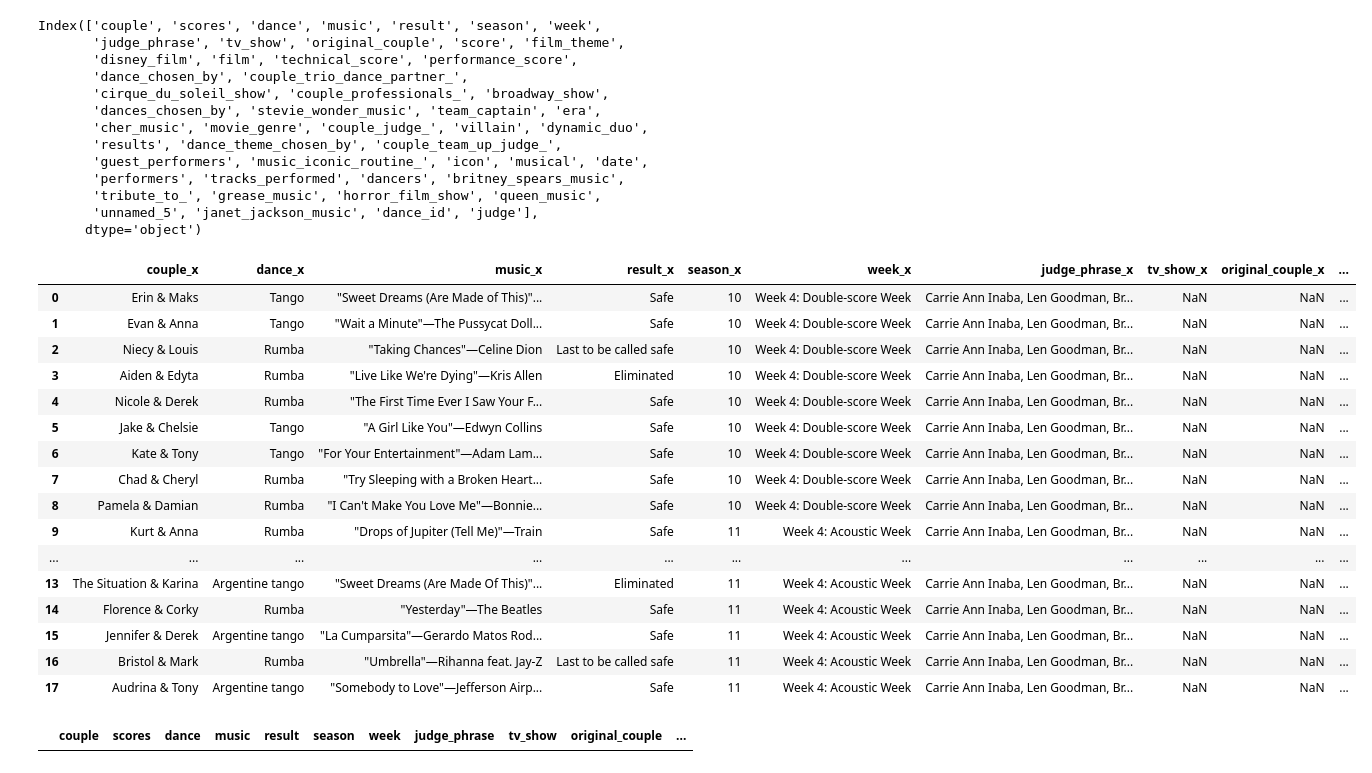
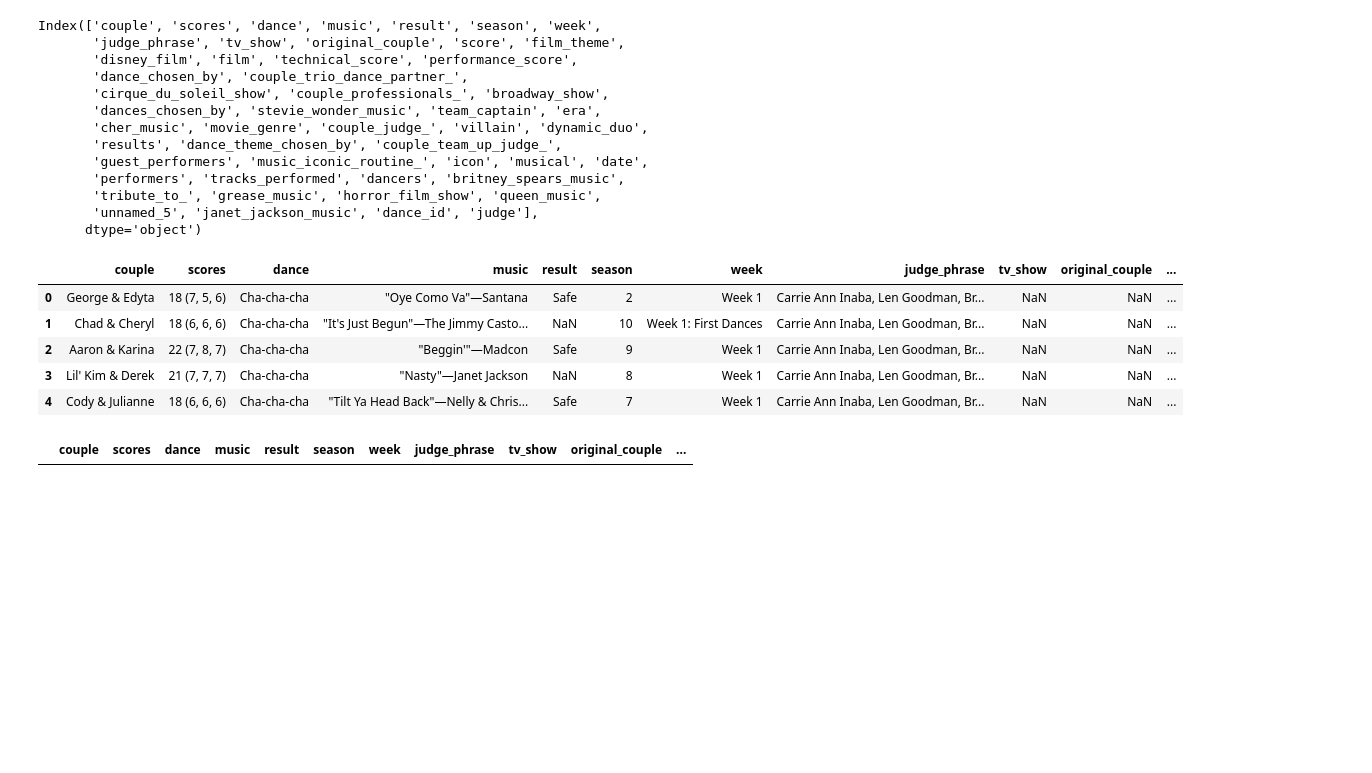
Before and after one commit to howisonlab/dwts_dataset, a Jupyter notebook: match_judge_scores.ipynb, the cells around one changed output. Saved outputs shown, nothing was run; the diff lists cells and outputs as text; code cells hidden in the pictures; blank space fills up the shorter version.

Commit message:
score_type working now

```diff
--- a/match_judge_scores.ipynb
+++ b/match_judge_scores.ipynb
@@ -106,23 +110,12 @@ df = double_scores.merge(single_scores, how = "left", on = "dance_id")
 # %%
-df_types.head(100)
+single_scores.head(5)
 # %% [output]
-|  | couple_x | dance_x | music_x | result_x | season_x | week_x | judge_phrase_x | tv_show_x | original_couple_x | ... |
-| 0 | Erin & Maks | Tango | "Sweet Dreams (Are Made of This)"... | Safe | 10 | Week 4: Double-score Week | Carrie Ann Inaba, Len Goodman, Br... | NaN | NaN | ... |
-| 1 | Evan & Anna | Tango | "Wait a Minute"—The Pussycat Doll... | Safe | 10 | Week 4: Double-score Week | Carrie Ann Inaba, Len Goodman, Br... | NaN | NaN | ... |
-| 2 | Niecy & Louis | Rumba | "Taking Chances"—Celine Dion | Last to be called safe | 10 | Week 4: Double-score Week | Carrie Ann Inaba, Len Goodman, Br... | NaN | NaN | ... |
-| 3 | Aiden & Edyta | Rumba | "Live Like We're Dying"—Kris Allen | Eliminated | 10 | Week 4: Double-score Week | Carrie Ann Inaba, Len Goodman, Br... | NaN | NaN | ... |
-| 4 | Nicole & Derek | Rumba | "The First Time Ever I Saw Your F... | Safe | 10 | Week 4: Double-score Week | Carrie Ann Inaba, Len Goodman, Br... | NaN | NaN | ... |
-| 5 | Jake & Chelsie | Tango | "A Girl Like You"—Edwyn Collins | Safe | 10 | Week 4: Double-score Week | Carrie Ann Inaba, Len Goodman, Br... | NaN | NaN | ... |
-| 6 | Kate & Tony | Tango | "For Your Entertainment"—Adam Lam... | Safe | 10 | Week 4: Double-score Week | Carrie Ann Inaba, Len Goodman, Br... | NaN | NaN | ... |
-| 7 | Chad & Cheryl | Rumba | "Try Sleeping with a Broken Heart... | Safe | 10 | Week 4: Double-score Week | Carrie Ann Inaba, Len Goodman, Br... | NaN | NaN | ... |
-| 8 | Pamela & Damian | Rumba | "I Can't Make You Love Me"—Bonnie... | Safe | 10 | Week 4: Double-score Week | Carrie Ann Inaba, Len Goodman, Br... | NaN | NaN | ... |
-| 9 | Kurt & Anna | Rumba | "Drops of Jupiter (Tell Me)"—Train | Safe | 11 | Week 4: Acoustic Week | Carrie Ann Inaba, Len Goodman, Br... | NaN | NaN | ... |
-| ... | ... | ... | ... | ... | ... | ... | ... | ... | ... | ... |
-| 13 | The Situation & Karina | Argentine tango | "Sweet Dreams (Are Made Of This)"... | Eliminated | 11 | Week 4: Acoustic Week | Carrie Ann Inaba, Len Goodman, Br... | NaN | NaN | ... |
-| 14 | Florence & Corky | Rumba | "Yesterday"—The Beatles | Safe | 11 | Week 4: Acoustic Week | Carrie Ann Inaba, Len Goodman, Br... | NaN | NaN | ... |
-| 15 | Jennifer & Derek | Argentine tango | "La Cumparsita"—Gerardo Matos Rod... | Safe | 11 | Week 4: Acoustic Week | Carrie Ann Inaba, Len Goodman, Br... | NaN | NaN | ... |
-| 16 | Bristol & Mark | Rumba | "Umbrella"—Rihanna feat. Jay-Z | Last to be called safe | 11 | Week 4: Acoustic Week | Carrie Ann Inaba, Len Goodman, Br... | NaN | NaN | ... |
-| 17 | Audrina & Tony | Argentine tango | "Somebody to Love"—Jefferson Airp... | Safe | 11 | Week 4: Acoustic Week | Carrie Ann Inaba, Len Goodman, Br... | NaN | NaN | ... |
+|  | couple | scores | dance | music | result | season | week | judge_phrase | tv_show | original_couple | ... |
+| 0 | George & Edyta | 18 (7, 5, 6) | Cha-cha-cha | "Oye Como Va"—Santana | Safe | 2 | Week 1 | Carrie Ann Inaba, Len Goodman, Br... | NaN | NaN | ... |
+| 1 | Chad & Cheryl | 18 (6, 6, 6) | Cha-cha-cha | "It's Just Begun"—The Jimmy Casto... | NaN | 10 | Week 1: First Dances | Carrie Ann Inaba, Len Goodman, Br... | NaN | NaN | ... |
+| 2 | Aaron & Karina | 22 (7, 8, 7) | Cha-cha-cha | "Beggin'"—Madcon | Safe | 9 | Week 1 | Carrie Ann Inaba, Len Goodman, Br... | NaN | NaN | ... |
+| 3 | Lil' Kim & Derek | 21 (7, 7, 7) | Cha-cha-cha | "Nasty"—Janet Jackson | NaN | 8 | Week 1 | Carrie Ann Inaba, Len Goodman, Br... | NaN | NaN | ... |
+| 4 | Cody & Julianne | 18 (6, 6, 6) | Cha-cha-cha | "Tilt Ya Head Back"—Nelly & Chris... | Safe | 7 | Week 1 | Carrie Ann Inaba, Len Goodman, Br... | NaN | NaN | ... |
 # %%
 df[['total_score','indiv_scores']] = df['scores'].str.extract(r'(?P<total_score>\d+)\s\((?P<indiv_scores>.*)\)')
 
```
Also changed, not shown: parts of 1 cell of this notebook.
